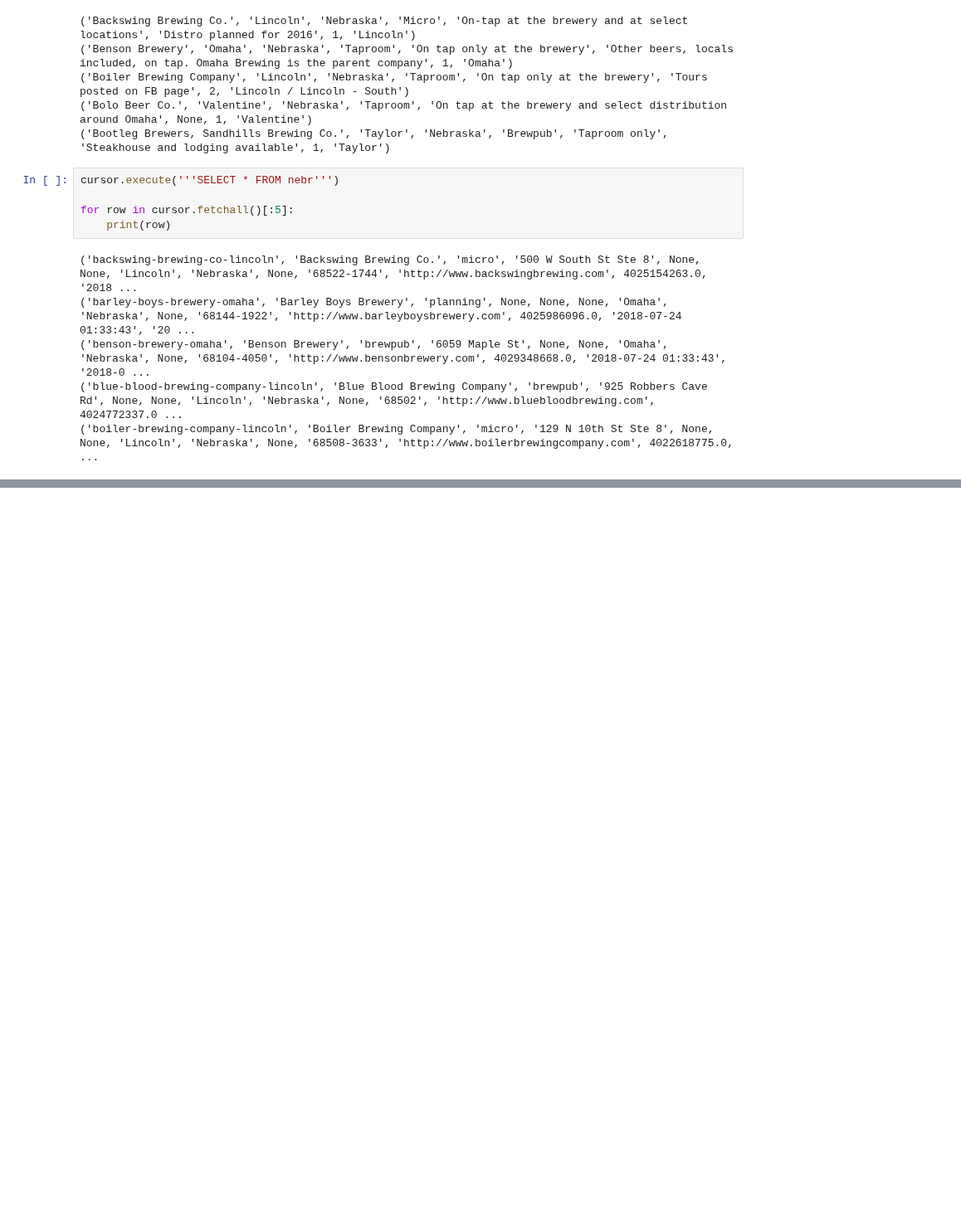
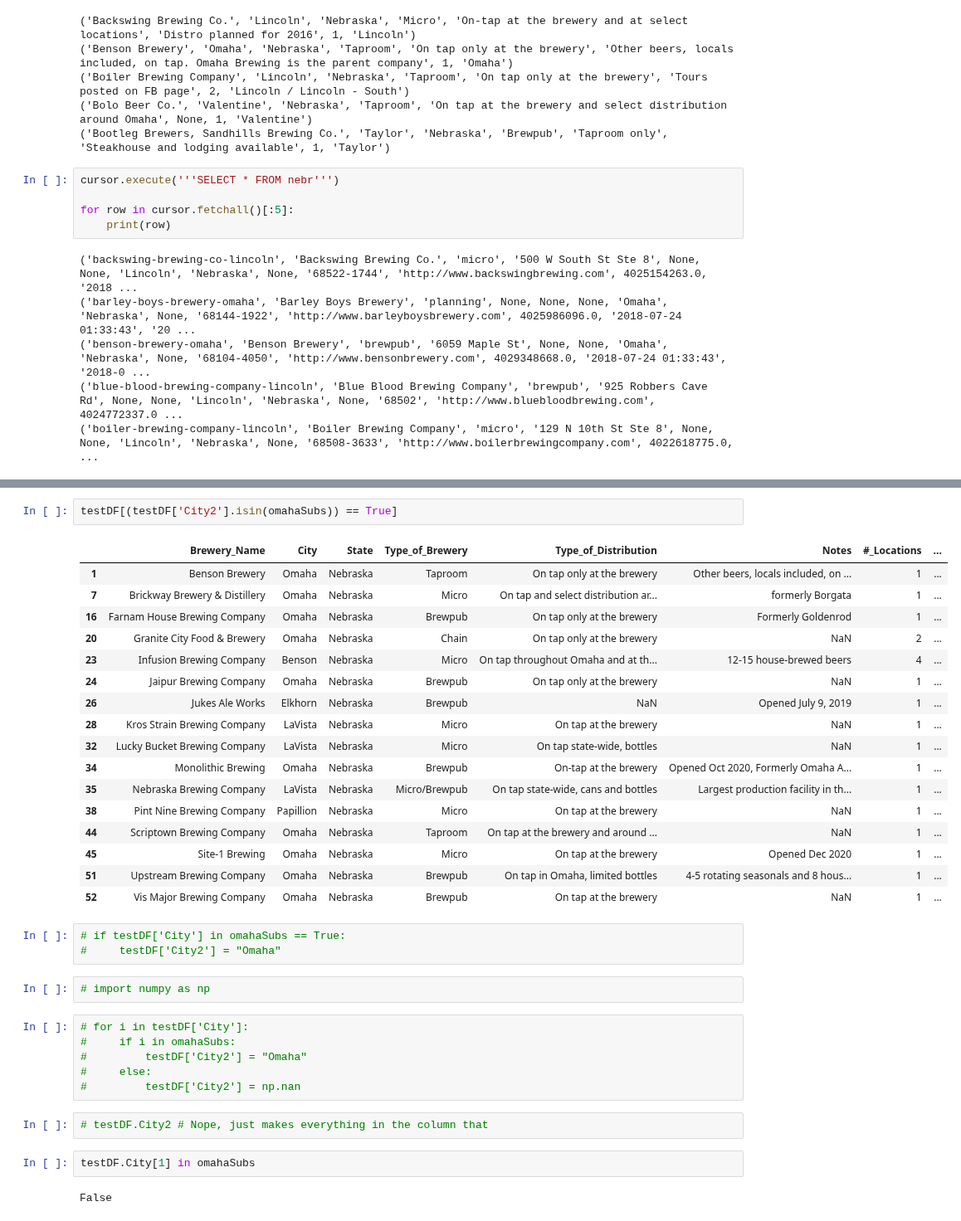
Before and after one commit to ScottBreitbach/DSC540, a Jupyter notebook: Final Project/DBTest1.ipynb, the cells around one changed output, grey strips where cells are left out. Shown at 83% size. Cells and saved outputs as stored; diff of their text form; blank space fills up the shorter version.

```diff
--- a/Final Project/DBTest1.ipynb
+++ b/Final Project/DBTest1.ipynb
@@ -72,0 +431,37 @@ for row in cursor.fetchall()[:5]:
+# %%
+testDF[(testDF['City2'].isin(omahaSubs)) == True]
+# %% [output]
+|  | Brewery_Name | City | State | Type_of_Brewery | Type_of_Distribution | Notes | #_Locations | ... |
+| 1 | Benson Brewery | Omaha | Nebraska | Taproom | On tap only at the brewery | Other beers, locals included, on ... | 1 | ... |
+| 7 | Brickway Brewery & Distillery | Omaha | Nebraska | Micro | On tap and select distribution ar... | formerly Borgata | 1 | ... |
+| 16 | Farnam House Brewing Company | Omaha | Nebraska | Brewpub | On tap only at the brewery | Formerly Goldenrod | 1 | ... |
+| 20 | Granite City Food & Brewery | Omaha | Nebraska | Chain | On tap only at the brewery | NaN | 2 | ... |
+| 23 | Infusion Brewing Company | Benson | Nebraska | Micro | On tap throughout Omaha and at th... | 12-15 house-brewed beers | 4 | ... |
+| 24 | Jaipur Brewing Company | Omaha | Nebraska | Brewpub | On tap only at the brewery | NaN | 1 | ... |
+| 26 | Jukes Ale Works | Elkhorn | Nebraska | Brewpub | NaN | Opened July 9, 2019 | 1 | ... |
+| 28 | Kros Strain Brewing Company | LaVista | Nebraska | Micro | On tap at the brewery | NaN | 1 | ... |
+| 32 | Lucky Bucket Brewing Company | LaVista | Nebraska | Micro | On tap state-wide, bottles | NaN | 1 | ... |
+| 34 | Monolithic Brewing | Omaha | Nebraska | Brewpub | On-tap at the brewery | Opened Oct 2020, Formerly Omaha A... | 1 | ... |
+| 35 | Nebraska Brewing Company | LaVista | Nebraska | Micro/Brewpub | On tap state-wide, cans and bottles | Largest production facility in th... | 1 | ... |
+| 38 | Pint Nine Brewing Company | Papillion | Nebraska | Micro | On tap at the brewery | NaN | 1 | ... |
+| 44 | Scriptown Brewing Company | Omaha | Nebraska | Taproom | On tap at the brewery and around ... | NaN | 1 | ... |
+| 45 | Site-1 Brewing | Omaha | Nebraska | Micro | On tap at the brewery | Opened Dec 2020 | 1 | ... |
+| 51 | Upstream Brewing Company | Omaha | Nebraska | Brewpub | On tap in Omaha, limited bottles | 4-5 rotating seasonals and 8 hous... | 1 | ... |
+| 52 | Vis Major Brewing Company | Omaha | Nebraska | Brewpub | On tap at the brewery | NaN | 1 | ... |
+# %%
+# if testDF['City'] in omahaSubs == True:
+#     testDF['City2'] = "Omaha"
+# %%
+# import numpy as np
+# %%
+# for i in testDF['City']:
+#     if i in omahaSubs:
+#         testDF['City2'] = "Omaha"
+#     else:
+#         testDF['City2'] = np.nan
+# %%
+# testDF.City2 # Nope, just makes everything in the column that
+# %%
+testDF.City[1] in omahaSubs
+# %% [output]
+False
```
Also changed, not shown: parts of 83 cells of this notebook, 2 other files.
